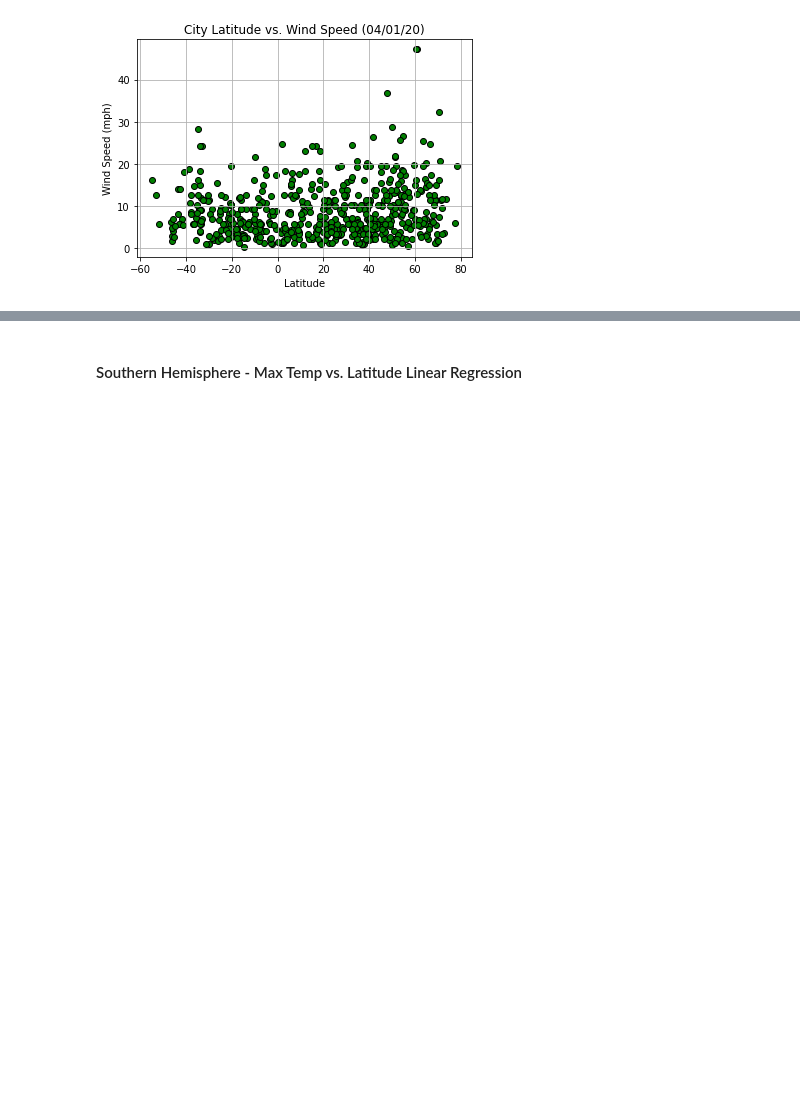
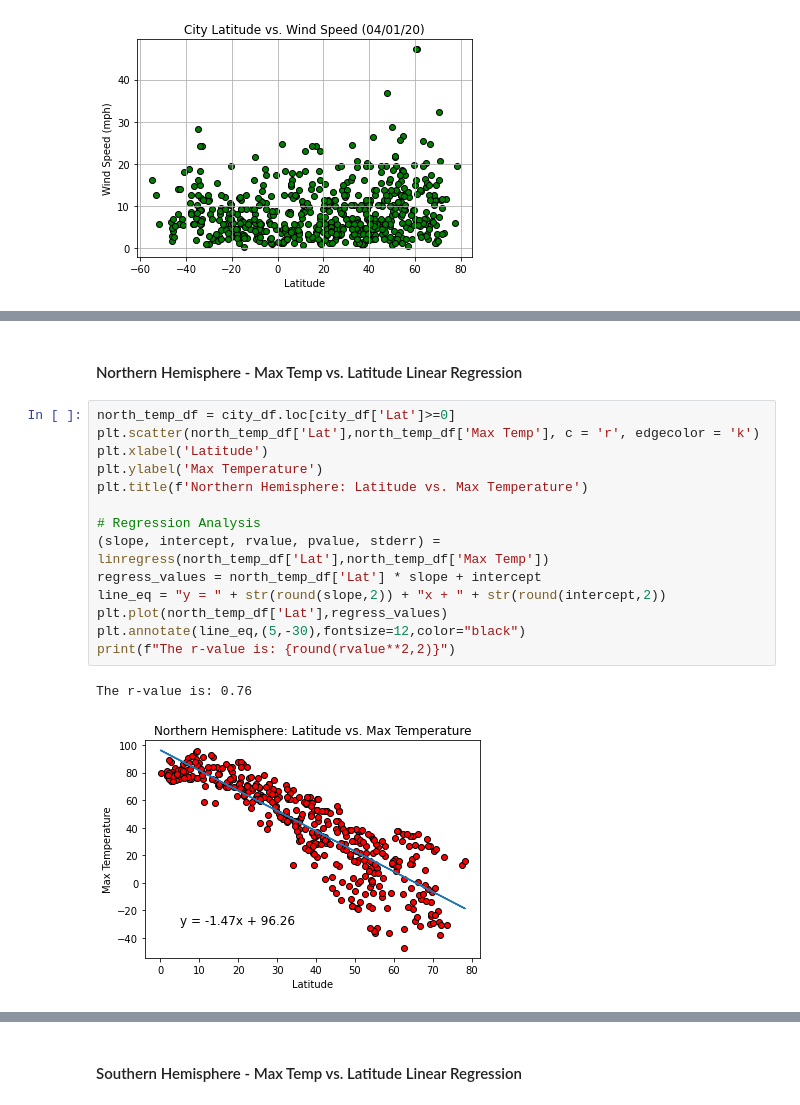
Before and after one commit to JGarvert/python-api-challenge, a Jupyter notebook: WeatherPy/WeatherPy.ipynb, the cells around one changed output, grey strips where cells are left out. Cells and saved outputs as stored; diff of their text form; blank space fills up the shorter version.

Commit message:
more graphs

```diff
--- a/WeatherPy/WeatherPy.ipynb
+++ b/WeatherPy/WeatherPy.ipynb
@@ -326,0 +331,19 @@ However, there are a few outlier speeds above 30 mph and the majoriy are 20 mph
+# %% [markdown]
+#### Northern Hemisphere - Max Temp vs. Latitude Linear Regression
+# %%
+north_temp_df = city_df.loc[city_df['Lat']>=0]
+plt.scatter(north_temp_df['Lat'],north_temp_df['Max Temp'], c = 'r', edgecolor = 'k')
+plt.xlabel('Latitude')
+plt.ylabel('Max Temperature')
+plt.title(f'Northern Hemisphere: Latitude vs. Max Temperature')
+
+# Regression Analysis
+(slope, intercept, rvalue, pvalue, stderr) = linregress(north_temp_df['Lat'],north_temp_df['Max Temp'])
+regress_values = north_temp_df['Lat'] * slope + intercept
+line_eq = "y = " + str(round(slope,2)) + "x + " + str(round(intercept,2))
+plt.plot(north_temp_df['Lat'],regress_values)
+plt.annotate(line_eq,(5,-30),fontsize=12,color="black")
+print(f"The r-value is: {round(rvalue**2,2)}")
+# %% [output]
+The r-value is: 0.76
+[figure, added]
```
Also changed, not shown: parts of 8 cells of this notebook.
